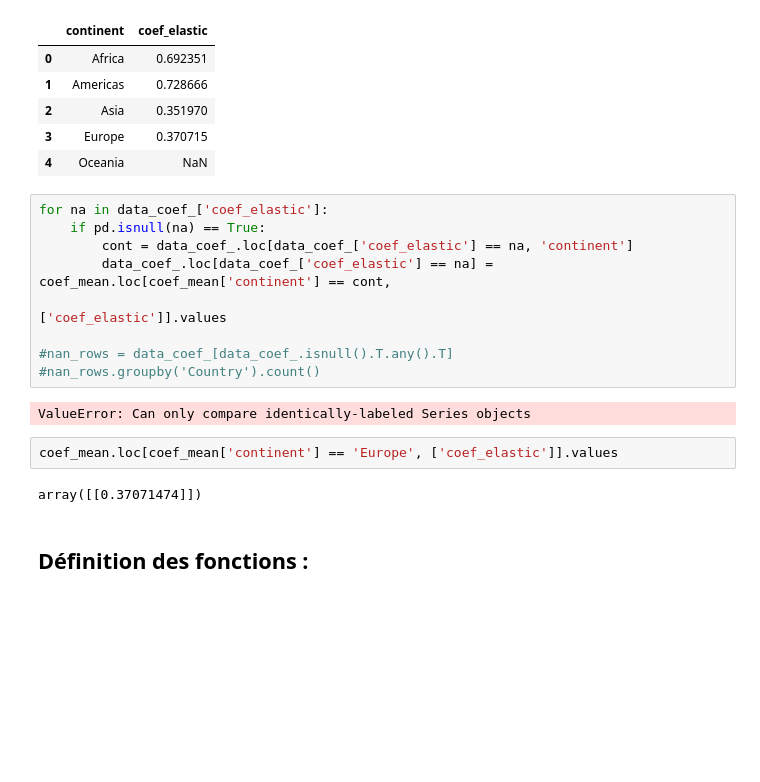
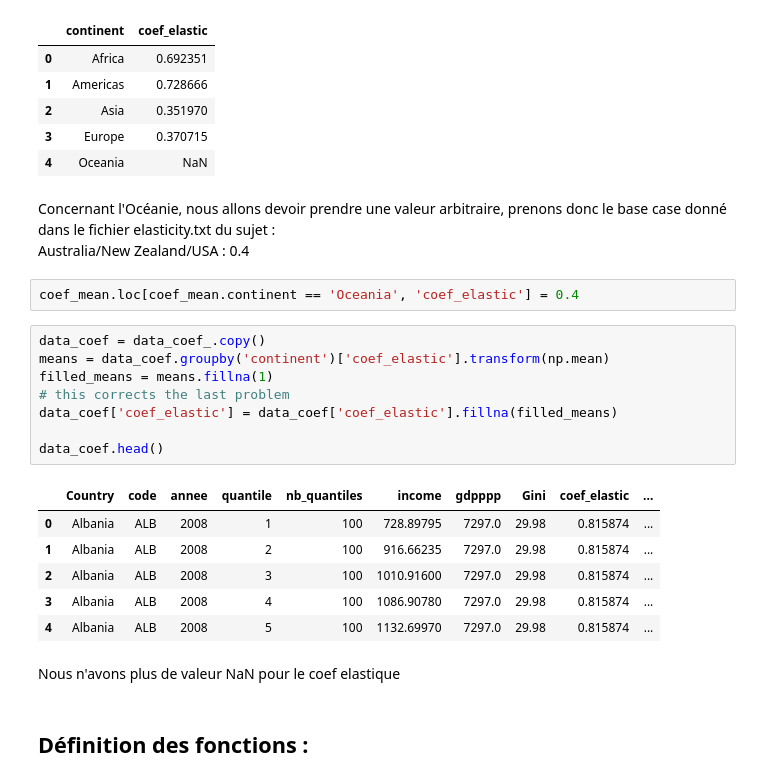
Before and after one commit to Julien-paulet/Projet_7, a Jupyter notebook: Effectuez_une_prediction_de_revenus_main_file.ipynb, the cells around one changed output. Drawn from its saved outputs; the diff is of its cells as text; blank space fills up the shorter version.

```diff
--- a/Effectuez_une_prediction_de_revenus_main_file.ipynb
+++ b/Effectuez_une_prediction_de_revenus_main_file.ipynb
@@ -573,21 +573,28 @@ coef_mean
 | 2 | Asia | 0.351970 |
 | 3 | Europe | 0.370715 |
 | 4 | Oceania | NaN |
-# %%
-for na in data_coef_['coef_elastic']:
-    if pd.isnull(na) == True:
-        cont = data_coef_.loc[data_coef_['coef_elastic'] == na, 'continent']
-        data_coef_.loc[data_coef_['coef_elastic'] == na] = coef_mean.loc[coef_mean['continent'] == cont,
-                                                                         ['coef_elastic']].values
-
-#nan_rows = data_coef_[data_coef_.isnull().T.any().T]
-#nan_rows.groupby('Country').count()
-# %% [output]
-ValueError: Can only compare identically-labeled Series objects
+# %% [markdown]
+<p> Concernant l'Océanie, nous allons devoir prendre une valeur arbitraire, prenons donc le base case donné dans le fichier elasticity.txt du sujet : <br/>
+    Australia/New Zealand/USA : 0.4
 # %%
-coef_mean.loc[coef_mean['continent'] == 'Europe', ['coef_elastic']].values
+coef_mean.loc[coef_mean.continent == 'Oceania', 'coef_elastic'] = 0.4
-# %% [output]
-array([[0.37071474]])
+# %%
+data_coef = data_coef_.copy()
+means = data_coef.groupby('continent')['coef_elastic'].transform(np.mean)
+filled_means = means.fillna(1)
+# this corrects the last problem
+data_coef['coef_elastic'] = data_coef['coef_elastic'].fillna(filled_means)
+
+data_coef.head()
+# %% [output]
+|  | Country | code | annee | quantile | nb_quantiles | income | gdpppp | Gini | coef_elastic | ... |
+| 0 | Albania | ALB | 2008 | 1 | 100 | 728.89795 | 7297.0 | 29.98 | 0.815874 | ... |
+| 1 | Albania | ALB | 2008 | 2 | 100 | 916.66235 | 7297.0 | 29.98 | 0.815874 | ... |
+| 2 | Albania | ALB | 2008 | 3 | 100 | 1010.91600 | 7297.0 | 29.98 | 0.815874 | ... |
+| 3 | Albania | ALB | 2008 | 4 | 100 | 1086.90780 | 7297.0 | 29.98 | 0.815874 | ... |
+| 4 | Albania | ALB | 2008 | 5 | 100 | 1132.69970 | 7297.0 | 29.98 | 0.815874 | ... |
+# %% [markdown]
+<p> Nous n'avons plus de valeur NaN pour le coef elastique </p>
 # %% [markdown]
 ## Définition des fonctions :
 # %%
```
Also changed, not shown: parts of 15 cells of this notebook.
